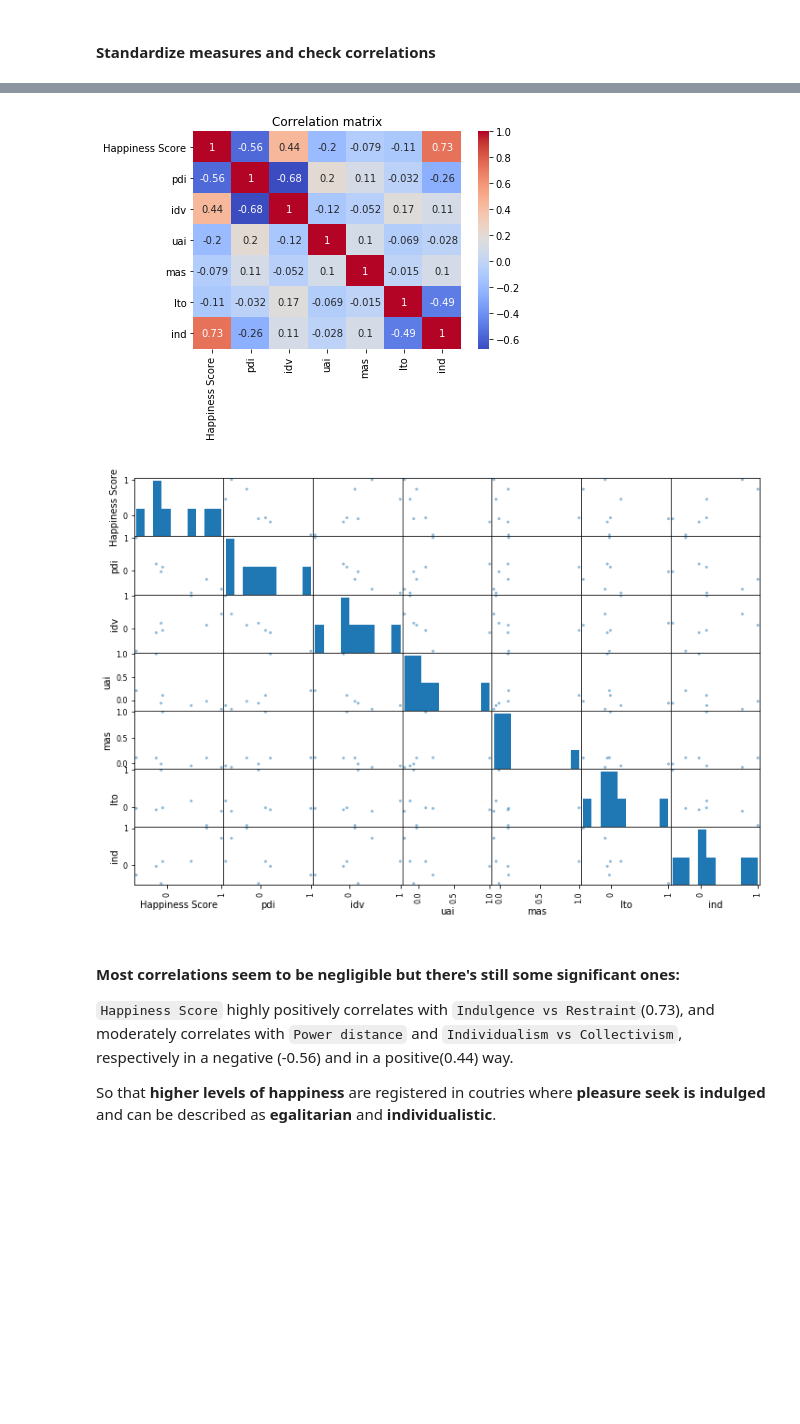
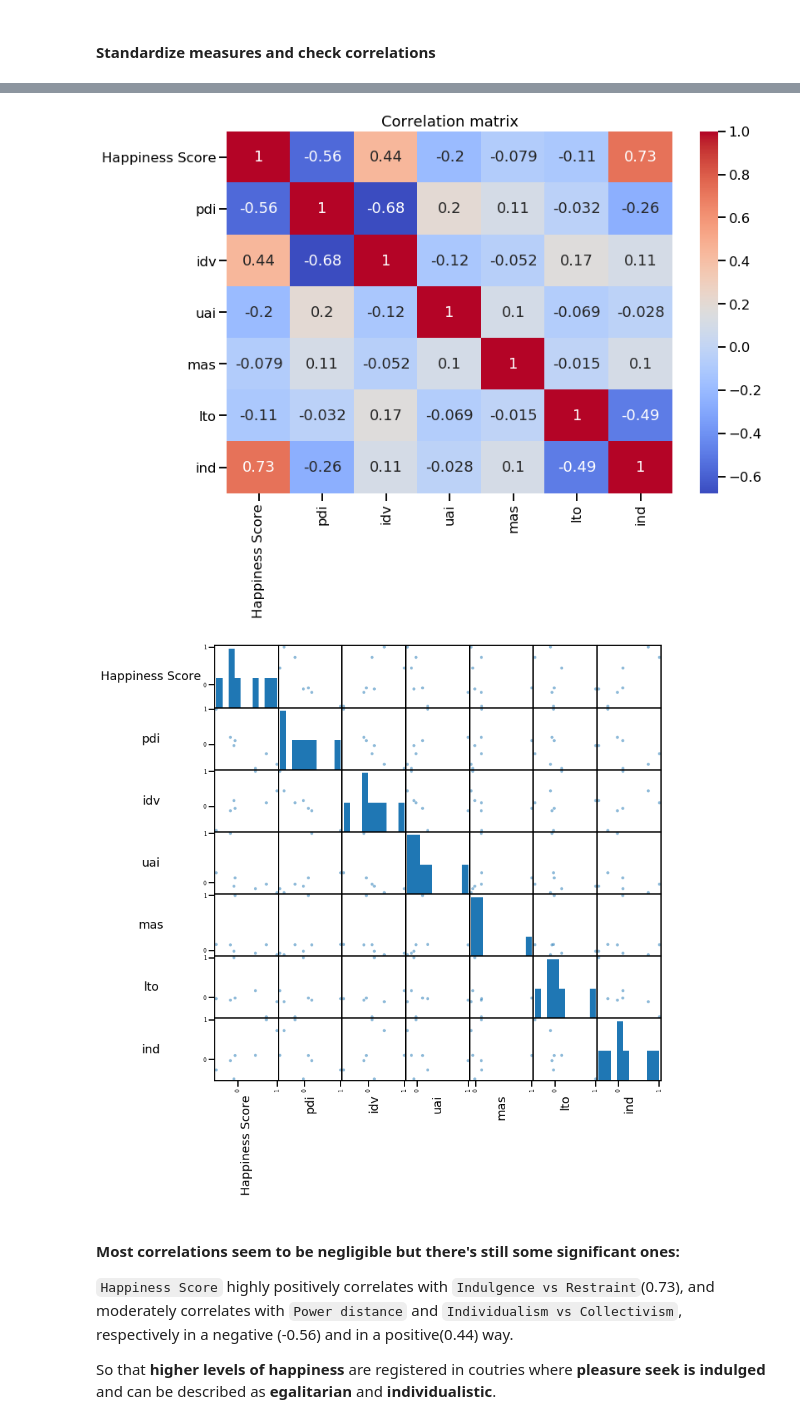
Before and after one commit to ta-datapt-bcn/project-statistical-analysis, a Jupyter notebook: your-code/Culture - Happiness interaction.ipynb, the cells around one changed output, grey strips where cells are left out. Drawn from its saved outputs; the diff is of its cells as text; code cells hidden in the pictures; blank space fills up the shorter version.

```diff
--- a/your-code/Culture - Happiness interaction.ipynb
+++ b/your-code/Culture - Happiness interaction.ipynb
@@ -453,12 +446,18 @@ cultural_happiness_standardized.head()
-# %%
-sns.heatmap(cultural_happiness_standardized.corr(),cmap='coolwarm',annot=True)
-plt.title("Correlation matrix")
-
-sm = scatter_matrix(cultural_happiness_standardized.corr(),figsize=(12,8))
-plt.show()
-# %% [output]
-[figure, removed]
-[figure, removed]
+# %%
+fig, ax = plt.subplots(figsize=(12,8))
+sns.heatmap(cultural_happiness_standardized.corr(),cmap='coolwarm',annot=True)
+plt.title("Correlation matrix")
+
+sm = scatter_matrix(cultural_happiness_standardized.corr(),figsize=(12,12))
+[s.xaxis.label.set_rotation(90) for s in sm.reshape(-2)]
+[s.yaxis.label.set_rotation(0) for s in sm.reshape(-2)]
+[s.get_yaxis().set_label_coords(-1,0.4) for s in sm.reshape(-1)]
+
+sns.set_context("talk")
+plt.show()
+# %% [output]
+[figure, added]
+[figure, added]
 # %% [markdown]
 #### Most correlations seem to be negligible but there's still some significant ones:
 `Happiness Score` highly positively correlates with `Indulgence vs Restraint`(0.73), and moderately correlates with `Power distance` and `Individualism vs Collectivism`, respectively in a negative (-0.56) and in a positive(0.44) way.
```
Also changed, not shown: parts of 26 cells of this notebook, 1 other file.
